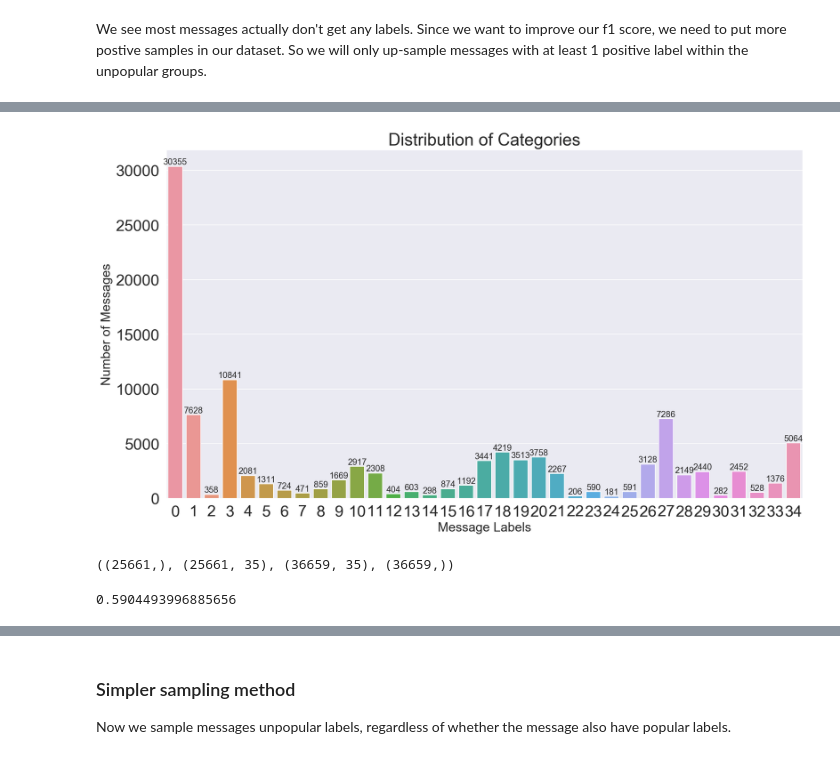
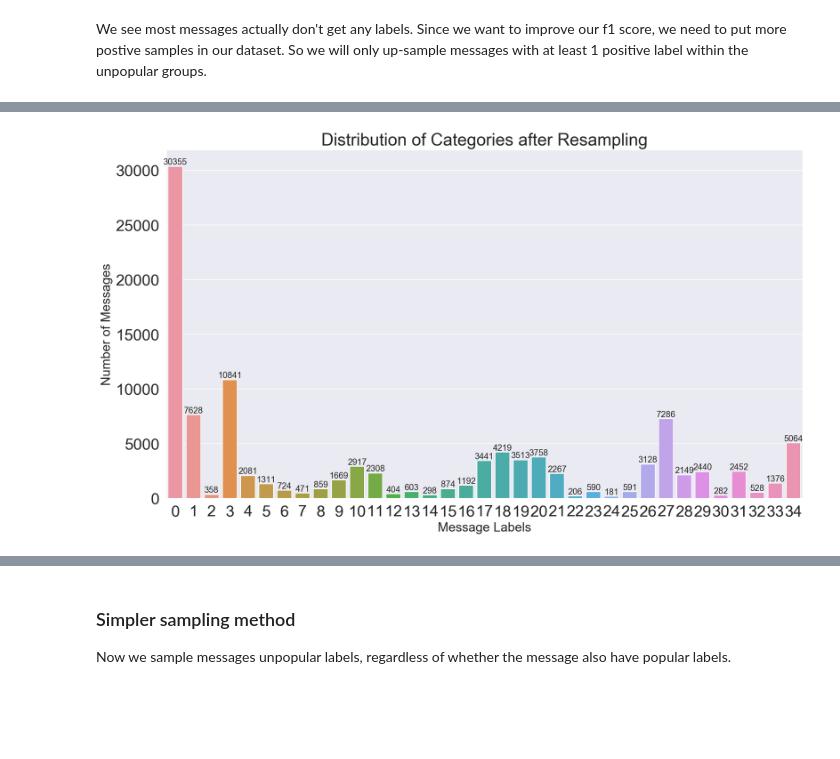
Before and after one commit to suebatista/Disaster-Response-Pipeline-Udacity, a Jupyter notebook: ML Pipeline Preparation.ipynb, the cells around one changed output, grey strips where cells are left out. Cells and saved outputs as stored; diff of their text form; code cells hidden in the pictures; blank space fills up the shorter version.

```diff
--- a/ML Pipeline Preparation.ipynb
+++ b/ML Pipeline Preparation.ipynb
@@ -318,25 +321,17 @@ dtype: int64
 # %%
 cats = list(range(categories_sampled.shape[1])) # replace the name of categories into numbers
 counts = categories_sampled.sum().values
 sns.set(font_scale = 2)
 plt.figure(figsize=(16,9))
 ax= sns.barplot(cats, counts)
-plt.title("Distribution of Categories", fontsize=24)
+plt.title("Distribution of Categories after Resampling", fontsize=24)
 plt.ylabel('Number of Messages', fontsize=18)
 plt.xlabel('Message Labels', fontsize=18)
 #adding the text labels
 rects = ax.patches
 for rect, count in zip(rects, counts):
     height = rect.get_height()
     ax.text(rect.get_x() + rect.get_width()/2, height + 5, count, ha='center', va='bottom', fontsize=12)
 plt.show()
 # %% [output]
-[figure, old version]
+[figure, new version]
-# %%
-from sklearn.model_selection import train_test_split
-categories = df.drop(columns = ['id', 'message', 'original', 'genre'])
-x, y = df_sampled['message'].to_numpy(), categories_sampled.to_numpy()
-x_train, x_test, y_train, y_test = train_test_split(x, y, test_size=0.3, shuffle = True, random_state=0)
-x_train.shape, y_train.shape, y.shape, x.shape
-# %% [output]
-((25661,), (25661, 35), (36659, 35), (36659,))
@@ -374,7 +337,0 @@ def build_model():
-# %%
-pipe.fit(x_train, y_train)
-y_pred = pipe.predict(x_test)
-ovr_jaccard_score = jaccard_score(y_test, y_pred, average='samples')
-ovr_jaccard_score
-# %% [output]
-0.5904493996885656
```
Also changed, not shown: parts of 20 cells of this notebook.
